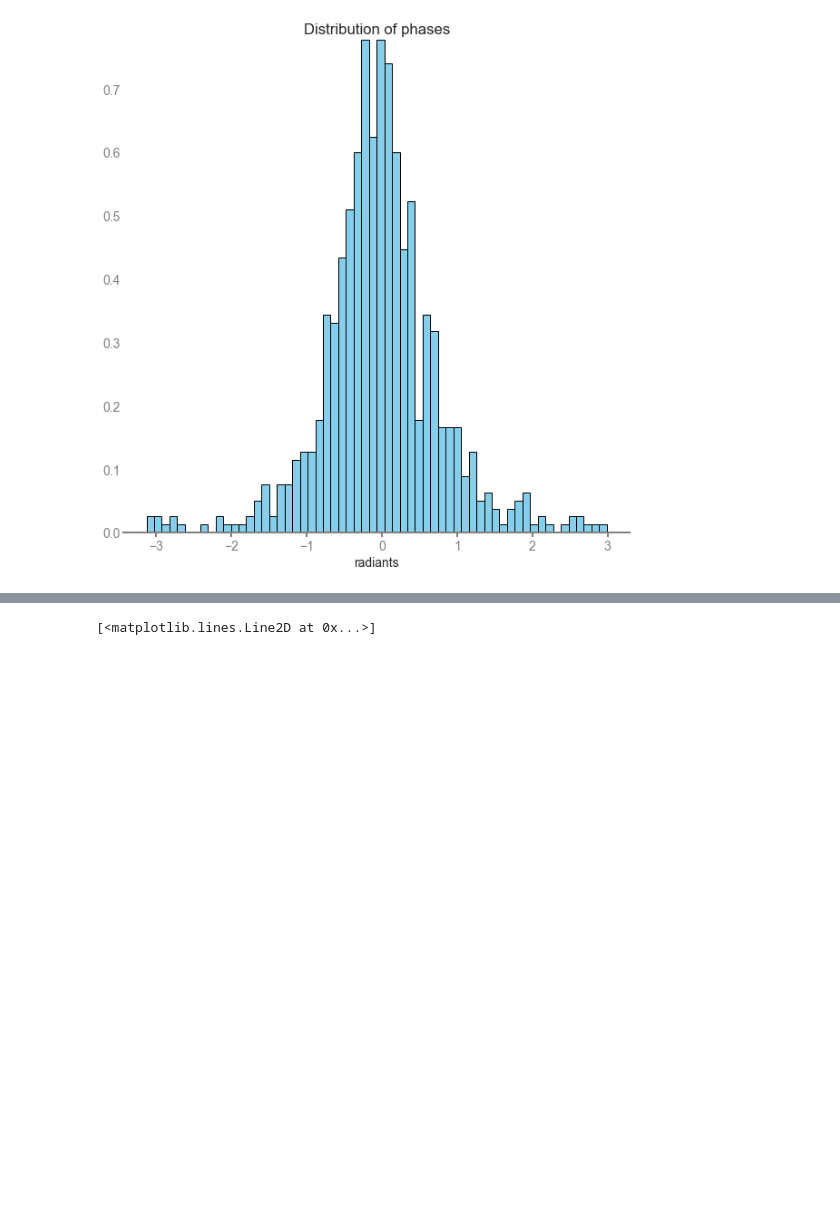
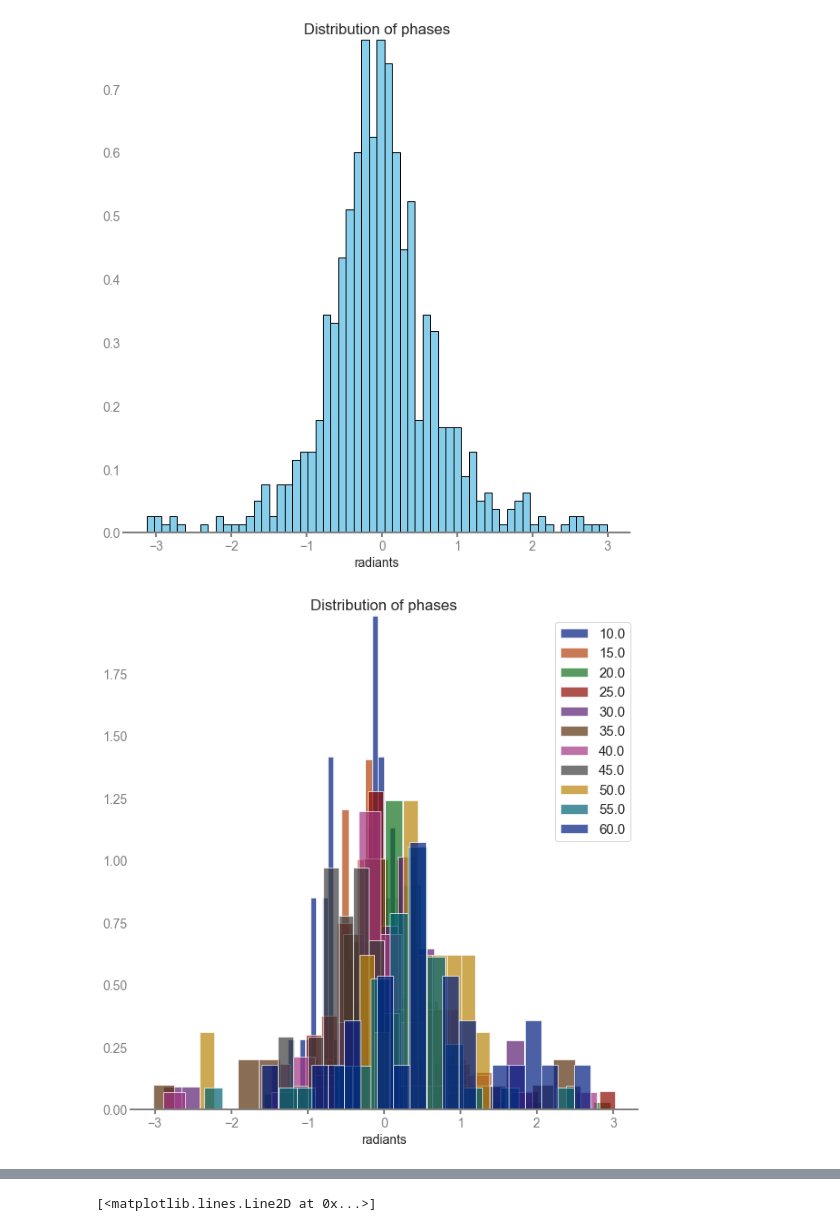
Before and after one commit to pietrobicocchi/hilbert_pca_svd, a Jupyter notebook: hilbert_pca_svd/hpca.ipynb, the cells around one changed output, grey strips where cells are left out. Drawn from its saved outputs; the diff is of its cells as text; code cells hidden in the pictures; blank space fills up the shorter version.

Commit message:
in .ipynb new plots for fourier analys of principal mode, sectors vs imaginary part, pca vs hpca

```diff
--- a/hilbert_pca_svd/hpca.ipynb
+++ b/hilbert_pca_svd/hpca.ipynb
@@ -274,3 +276,24 @@ plt.xlabel('radiants')
 # %% [output]
 Text(0.5, 0, 'radiants')
 [figure]
+# %%
+dic = {}
+for i in range(np.shape(analytic_s)[1]):
+    dic[i] = sales.columns[i]
+dic
+
+df = pd.DataFrame(analytic_s).rename(columns=dic)
+sectors = key_to_sect['maj_sector'].to_dict()
+stacked_sales = dfff.groupby(sectors, axis=1)
+
+for sec in stacked_sales.groups.keys():
+    group = stacked_sales.get_group(sec)
+    corr, eVal, eVec = complex_eigendecomposition(group)
+    ang_sum, magnitudes, phases = total_sum(eVec[:,0])
+    plt.hist(phases, bins=20, label=f'{sec}', density=True, alpha=0.7)
+    plt.title('Distribution of phases')
+    plt.legend()
+    plt.xlabel('radiants')
+    #plt.show()
+# %% [output]
+[figure, added]
```
Also changed, not shown: parts of 14 cells of this notebook.
